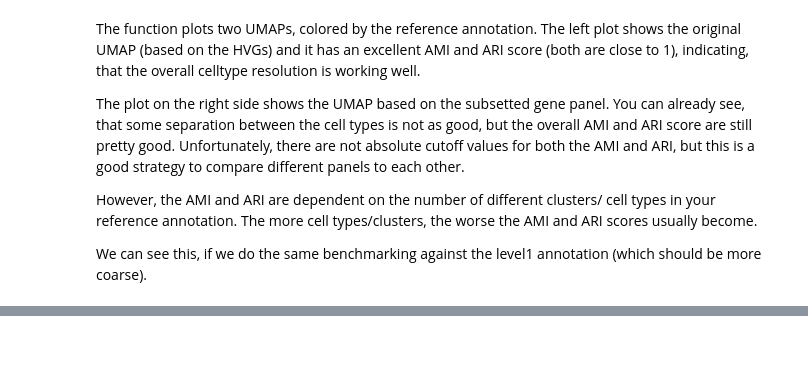
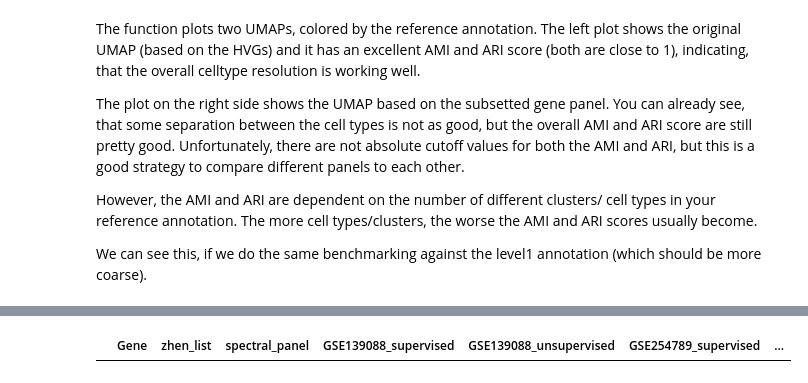
Before and after one commit to aifimmunology/spatial_drg_colon_bladder, a Jupyter notebook: 03_finalization/02_benchmark-panel-GSE139088.ipynb, the cells around one changed output, grey strips where cells are left out. Drawn from its saved outputs; the diff is of its cells as text; code cells hidden in the pictures; blank space fills up the shorter version.

```diff
--- a/03_finalization/02_benchmark-panel-GSE139088.ipynb
+++ b/03_finalization/02_benchmark-panel-GSE139088.ipynb
@@ -371,0 +368,4 @@ plot_legend(adata, 'cell_type')
+# %%
+panel[panel["Gene"] == "Xist"]
+# %% [output]
+|  | Gene | zhen_list | spectral_panel | GSE139088_supervised | GSE139088_unsupervised | GSE254789_supervised | ... |
```
Also changed, not shown: parts of 18 cells of this notebook, 3 other files.
